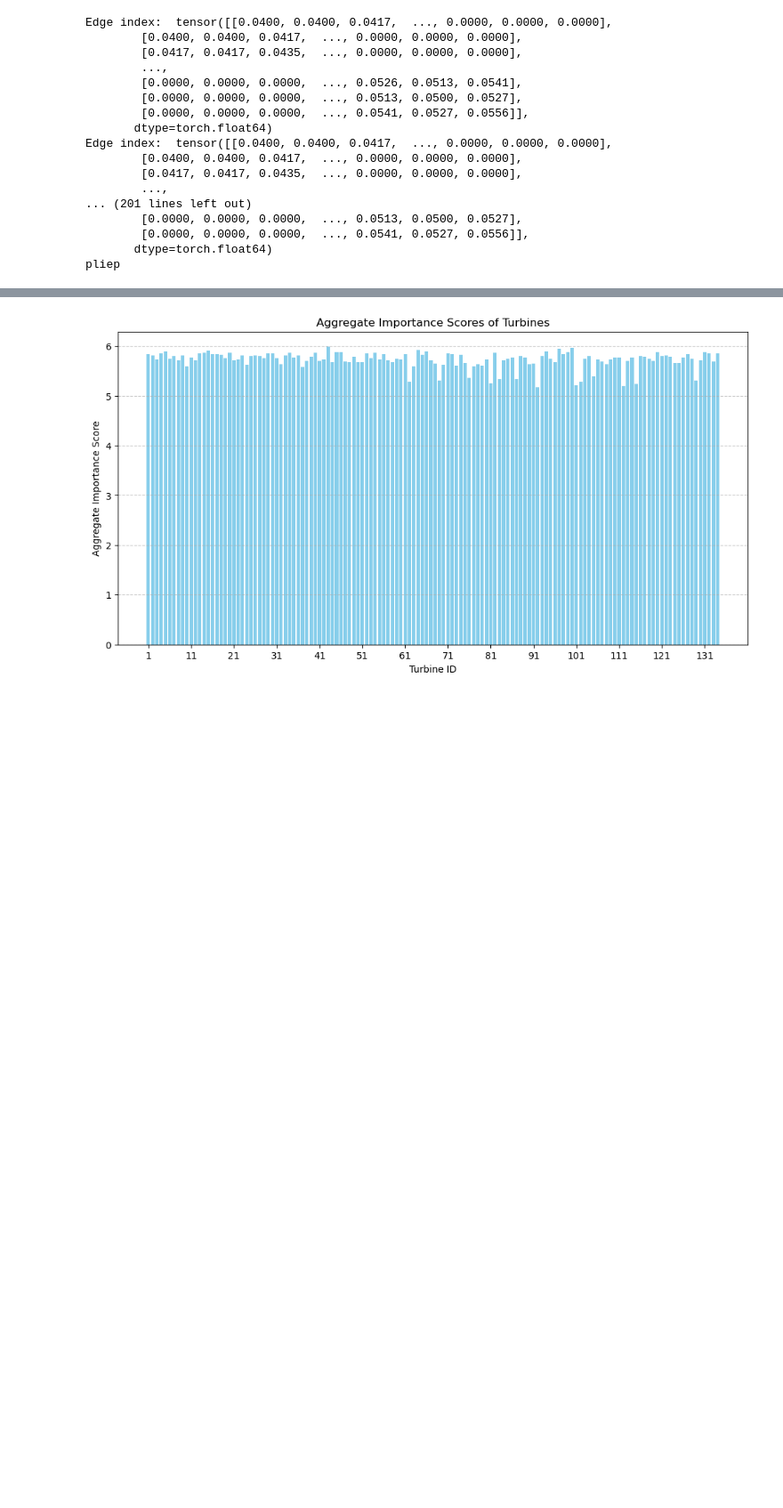
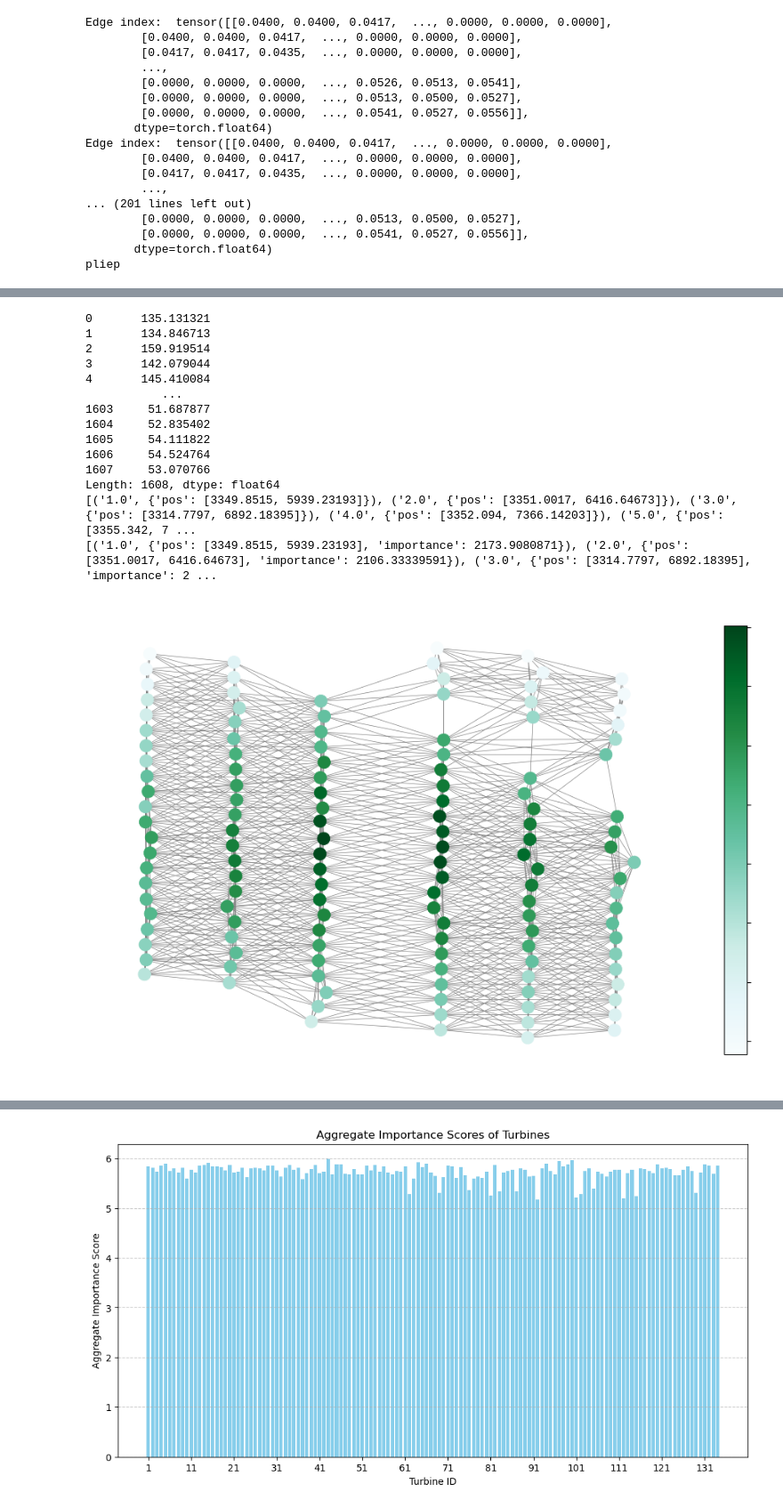
Before and after one commit to zowie128/ML4GD-WPF, a Jupyter notebook: gtcnn-explainer.ipynb, the cells around one changed output, grey strips where cells are left out. Shown at 89% size. Drawn from its saved outputs; the diff is of its cells as text; code cells hidden in the pictures; blank space fills up the shorter version.

```diff
--- a/gtcnn-explainer.ipynb
+++ b/gtcnn-explainer.ipynb
@@ -519,7 +519,7 @@ print("Edge Index:")
 print(edge_index[0].shape)
 
 
-node_idx = 344
+node_idx = 1600
 kwargs = {'expl':True, 'hid_sizes':[128,128, 1]}
 
 #RUN THIS
@@ -650,0 +715,69 @@ plt.show()
+# %%
+import matplotlib.pyplot as plt
+import matplotlib as mpl
+
+# Read the CSV file
+file_path = 'total_explanation_data_EPOCH100.csv'  # Replace with the path to your CSV file
+data = pd.read_csv(file_path, header=None)
+
+# Sum each column (axis=0) to get a single row
+sum_row = data.sum(axis=0)
+
+# Display the summed row
+print(sum_row)
+
+importance_scores_turbines = np.zeros(134)
+for w in range(134):
+    for t in range(12):
+        product_graph_index = w + (134 * t)
+        importance_scores_turbines[w] += sum_row[product_graph_index]
+        # if w == 40:
+        #     print(f"{importance_scores_turbines[w]} \t \t { sum_row[product_graph_index]}")
+
+G = nx.read_gml('data/spatial_graph_2000.gml')
+print(G.nodes(data=True))
+
+
+for i, node in enumerate(G.nodes()):
+    G.nodes[node]['importance'] = importance_scores_turbines[i]
+
+print(G.nodes(data=True))
+# Visualize the graph
+fig, ax = plt.subplots(figsize=(10, 8))
+
+# Position nodes based on 'pos' attribute
+pos = {node: (data['pos'][0], data['pos'][1]) for node, data in G.nodes(data=True)}
+
+# Calculate node colors based on 'importance' scores
+importance_values = [G.nodes[node]['importance'] for node in G.nodes()]
+
+cmap = plt.cm.BuGn  # Choose a colormap
+norm = plt.Normalize(vmin=min(importance_values), vmax=max(importance_values))
+colors = [cmap(norm(G.nodes[node]['importance'])) for node in G.nodes()]
+
+# Draw nodes with sizes based on values
+nx.draw(G, pos, node_size=140, node_color=colors, with_labels=False, edge_color='grey',width=0.5, linewidths=0.50, font_size=10, ax=ax)
+
+# Create a separate axis for the color bar
+cbar_ax = fig.add_axes([0.95, 0.15, 0.03, 0.7])  # Adjust the position and size of the color bar
+fig.colorbar(mpl.cm.ScalarMappable(norm=norm, cmap=cmap), cax=cbar_ax, orientation='vertical')
+cbar_ax.yaxis.set_major_formatter(mpl.ticker.NullFormatter())
+
+plt.title("Influential nodes in turbine network using GNNExplainer")
+plt.show()
+# %% [output]
+0       135.131321
+1       134.846713
+2       159.919514
+3       142.079044
+4       145.410084
+           ...
+1603     51.687877
+1604     52.835402
+1605     54.111822
+1606     54.524764
+1607     53.070766
+Length: 1608, dtype: float64
+[('1.0', {'pos': [3349.8515, 5939.23193]}), ('2.0', {'pos': [3351.0017, 6416.64673]}), ('3.0', {'pos': [3314.7797, 6892.18395]}), ('4.0', {'pos': [3352.094, 7366.14203]}), ('5.0', {'pos': [3355.342, 7 ...
+[('1.0', {'pos': [3349.8515, 5939.23193], 'importance': 2173.9080871}), ('2.0', {'pos': [3351.0017, 6416.64673], 'importance': 2106.33339591}), ('3.0', {'pos': [3314.7797, 6892.18395], 'importance': 2 ...
+[figure, added]
```
Also changed, not shown: parts of 10 cells of this notebook, 4 other files.
